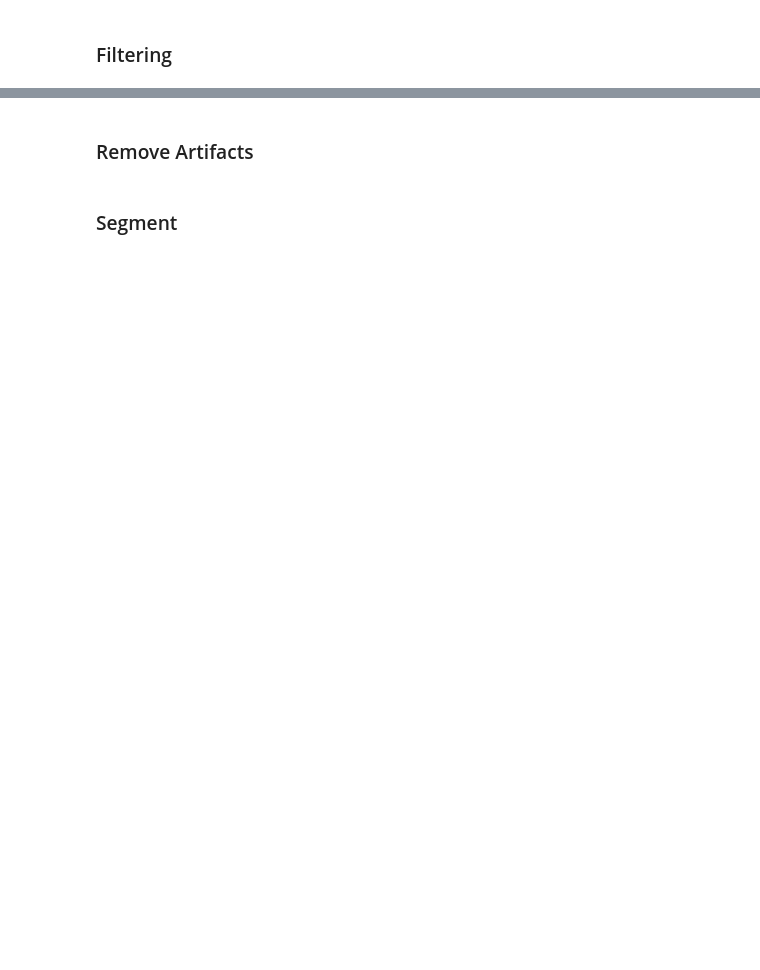
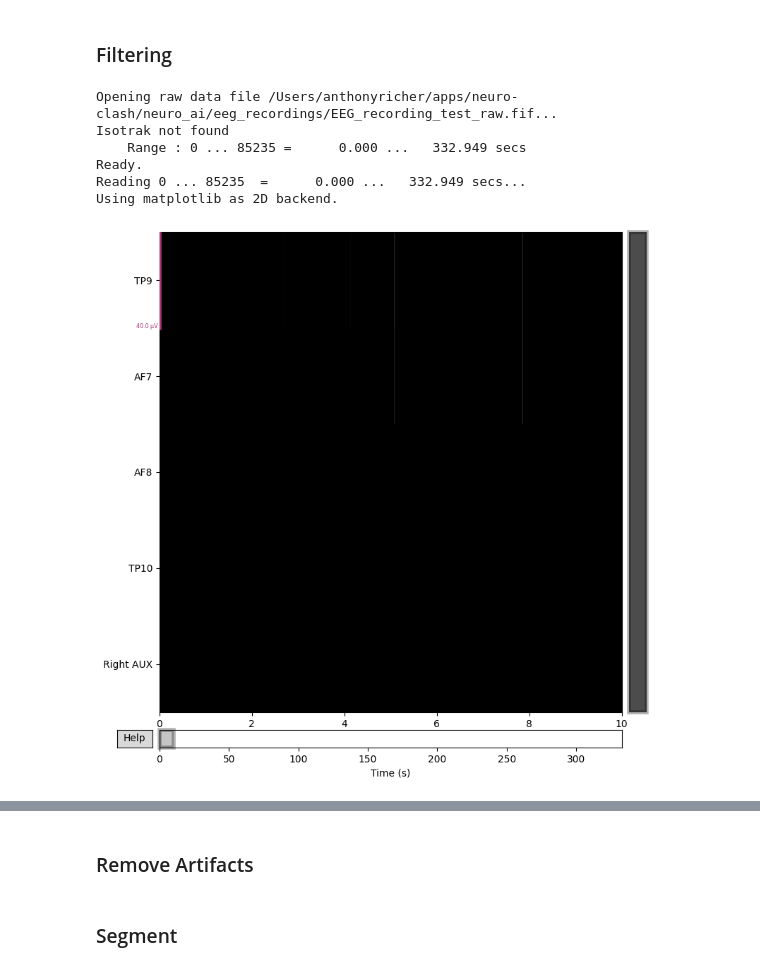
Before and after one commit to CognitiveControlLab/neuro-clash, a Jupyter notebook: neuro_ai/experiments/explorations.ipynb, the cells around one changed output, grey strips where cells are left out. Drawn from its saved outputs; the diff is of its cells as text; code cells hidden in the pictures; blank space fills up the shorter version.

```diff
--- a/neuro_ai/experiments/explorations.ipynb
+++ b/neuro_ai/experiments/explorations.ipynb
@@ -8,0 +7,15 @@ raw = mne.io.read_raw_eeglab("your_file.set")
+# %%
+import os
+from pathlib import Path
+import pandas as pd
+import numpy as np
+import mne
+
+# Get the current file path
+current_file_path = Path(os.path.abspath(""))
+
+# Get the root path of the project
+root_path = current_file_path.parents[0]
+
+eeg_recordings_path = root_path / "eeg_recordings"
+print(eeg_recordings_path)
@@ -13,0 +67,21 @@ raw.filter(8, 30, method="iir")
+# %%
+raw = mne.io.read_raw_fif(
+    eeg_recordings_path / "EEG_recording_test_raw.fif", preload=True
+)
+
+# Remove frequency above 40 Hz
+raw.plot(block=True, scalings="auto", lowpass=40, title="EEG recording")
+
+# Optionally, apply a notch filter to remove power line noise at 50 Hz or 60 Hz
+# raw.notch_filter(np.arange(50, 251, 50), filter_length="auto", phase="zero")
+
+# Apply band-pass filter
+# raw.filter(8, 30, method="iir")
+# %% [output]
+Opening raw data file /Users/anthonyricher/apps/neuro-clash/neuro_ai/eeg_recordings/EEG_recording_test_raw.fif...
+Isotrak not found
+    Range : 0 ... 85235 =      0.000 ...   332.949 secs
+Ready.
+Reading 0 ... 85235  =      0.000 ...   332.949 secs...
+Using matplotlib as 2D backend.
+[figure, added]
```
Also changed, not shown: parts of 6 cells of this notebook, 7 other files.
